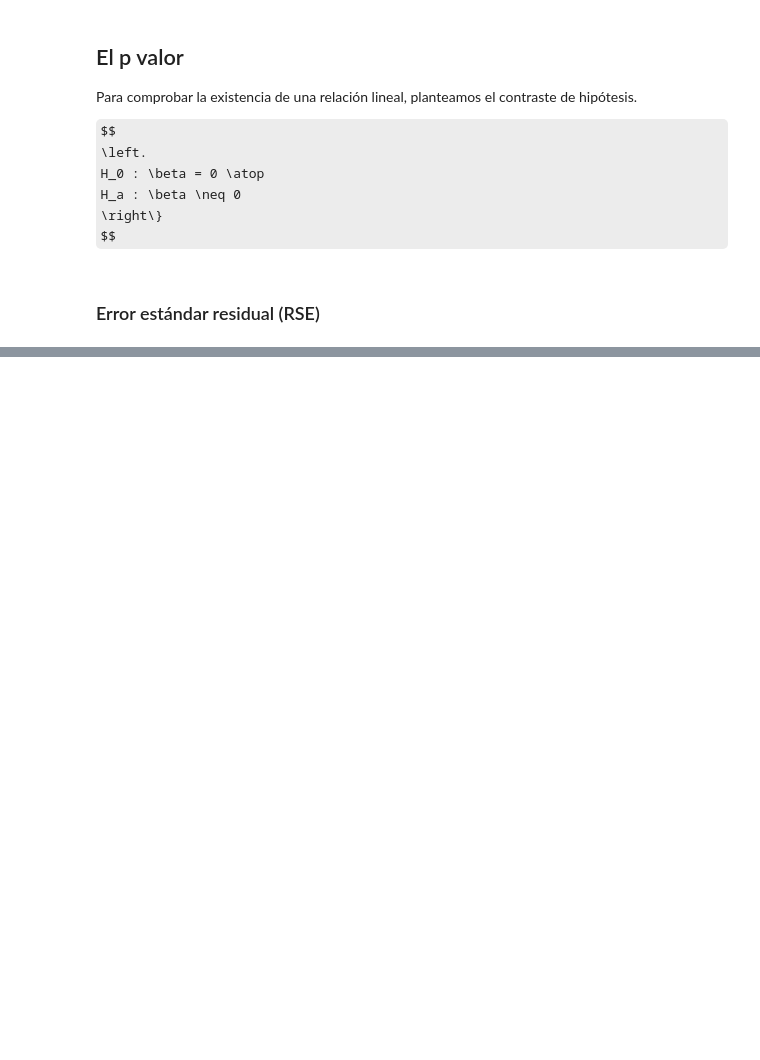
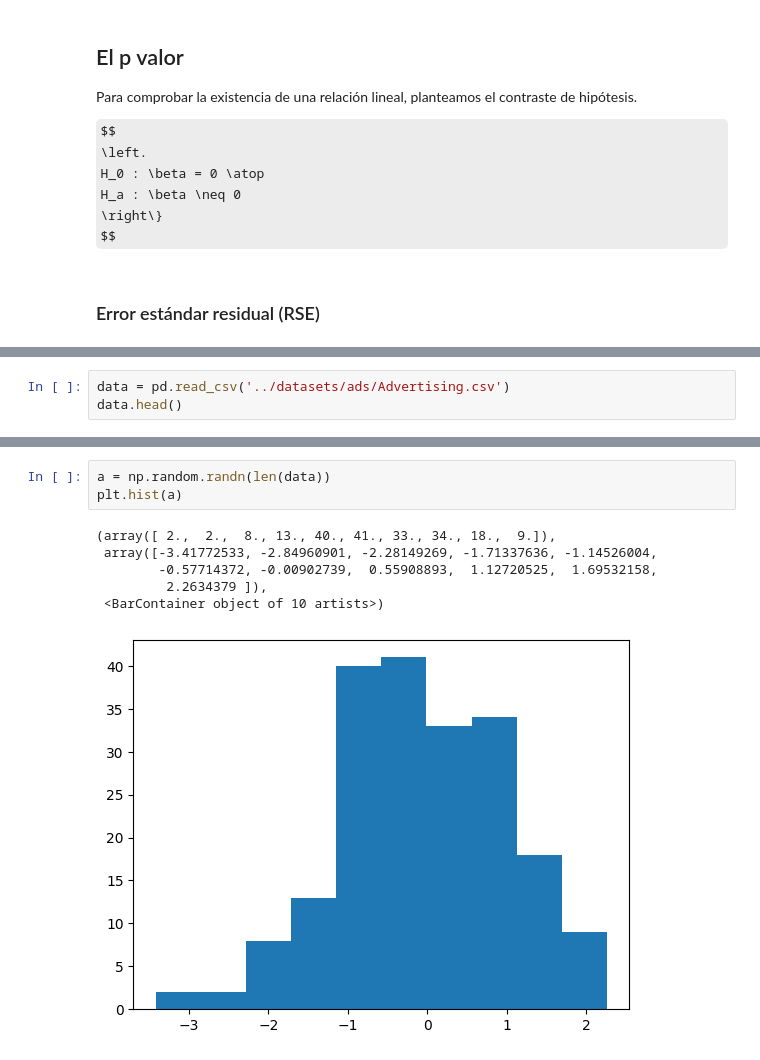
Before and after one commit to majandro1026/python_personal, a Jupyter notebook: mis_NB/python_scripts/Notebooks/NB3-regresionLineal.ipynb, the cells around one changed output, grey strips where cells are left out. Cells and saved outputs as stored; diff of their text form; some formulas as TeX source; blank space fills up the shorter version.

```diff
--- a/mis_NB/python_scripts/Notebooks/NB3-regresionLineal.ipynb
+++ b/mis_NB/python_scripts/Notebooks/NB3-regresionLineal.ipynb
@@ -194,0 +523,3 @@ RSE
+# %%
+data = pd.read_csv('../datasets/ads/Advertising.csv')
+data.head()
@@ -194,0 +533,10 @@ RSE
+# %%
+a = np.random.randn(len(data))
+plt.hist(a)
+# %% [output]
+(array([ 2.,  2.,  8., 13., 40., 41., 33., 34., 18.,  9.]),
+ array([-3.41772533, -2.84960901, -2.28149269, -1.71337636, -1.14526004,
+        -0.57714372, -0.00902739,  0.55908893,  1.12720525,  1.69532158,
+         2.2634379 ]),
+ <BarContainer object of 10 artists>)
+[figure, added]
```
Also changed, not shown: parts of 115 cells of this notebook.
